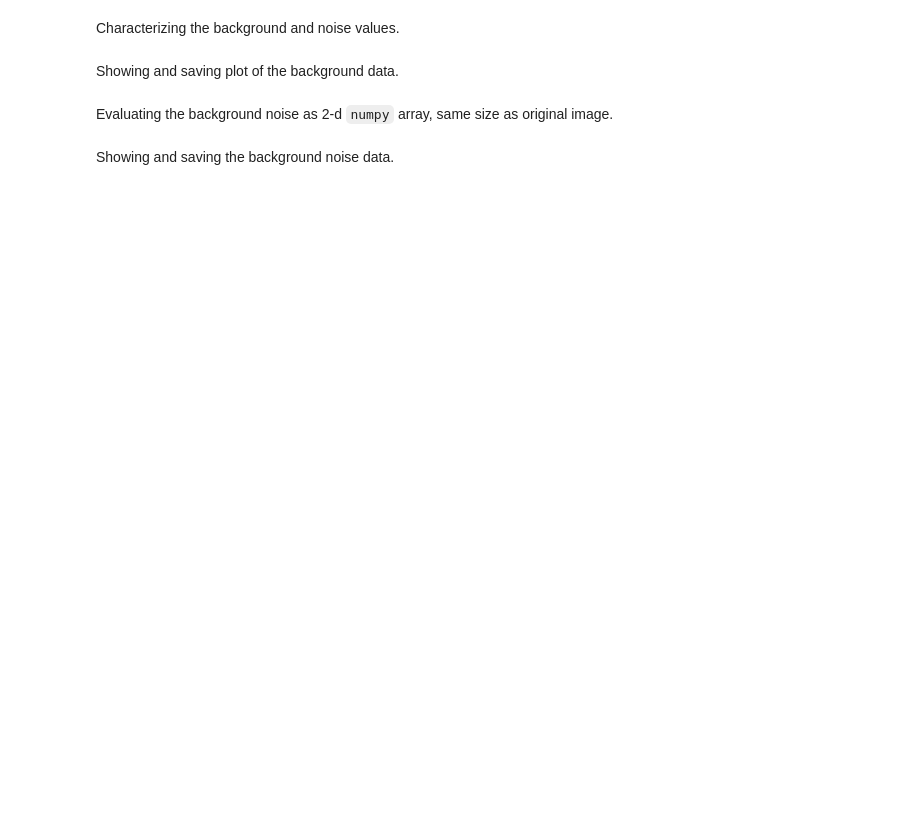
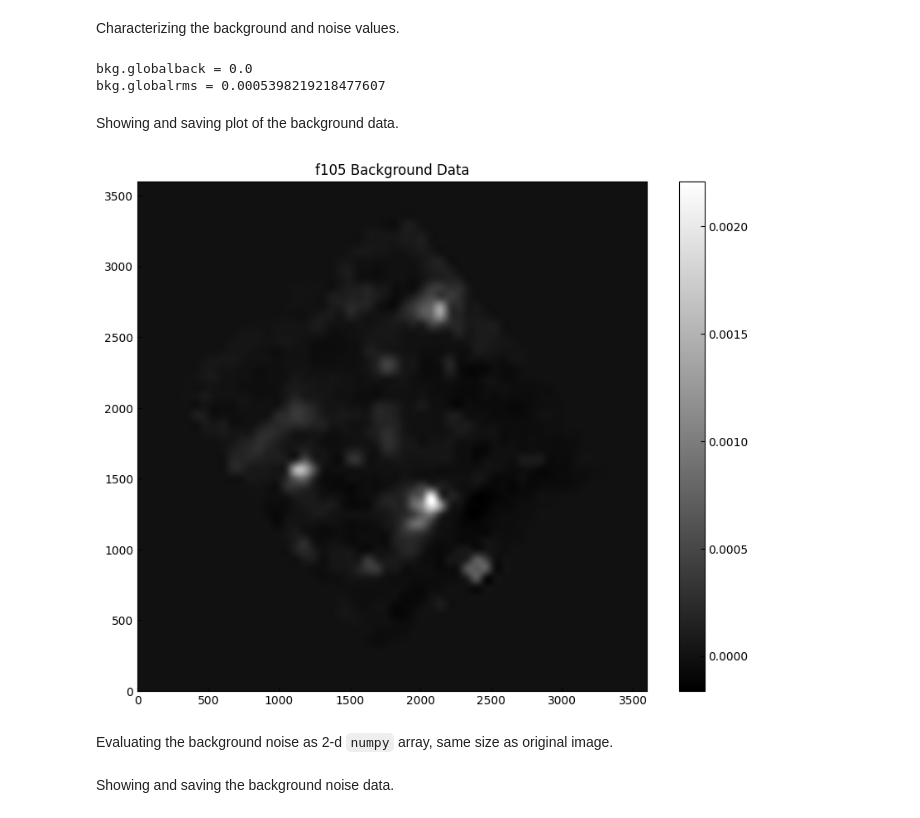
Before and after one commit to ZacharyJamesAdams/ASTR-19, a Jupyter notebook: FinalProject/final.ipynb, the cells around one changed output. Cells and saved outputs as stored; diff of their text form; code cells hidden in the pictures; blank space fills up the shorter version.

```diff
--- a/FinalProject/final.ipynb
+++ b/FinalProject/final.ipynb
@@ -20,15 +28,21 @@ plt.savefig('final_1_raw.png',bbox_inches='tight',dpi = 600)
 Characterizing the background and noise values.
 # %%
 bkg = sep.Background(data)
-print(bkg.globalback)
-print(bkg.globalrms)
+print(f'{bkg.globalback = }')
+print(f'{bkg.globalrms = }')
 bkg_image = bkg.back()
+# %% [output]
+bkg.globalback = 0.0
+bkg.globalrms = 0.0005398219218477607
 # %% [markdown]
 Showing and saving plot of the background data.
 # %%
 plt.imshow(bkg_image, interpolation='nearest', cmap='gray', origin='lower')
+plt.title(f'{data_name} Background Data')
 _ = plt.colorbar()
-plt.savefig('final_2_background.png',bbox_inches='tight',dpi = 600)
+plt.savefig('Final_{}_background.png'.format(data_name),bbox_inches='tight',dpi = 600)
+# %% [output]
+[figure, added]
 # %% [markdown]
 Evaluating the background noise as 2-d `numpy` array, same size as original image.
 # %%
```
Also changed, not shown: parts of 20 cells of this notebook.
